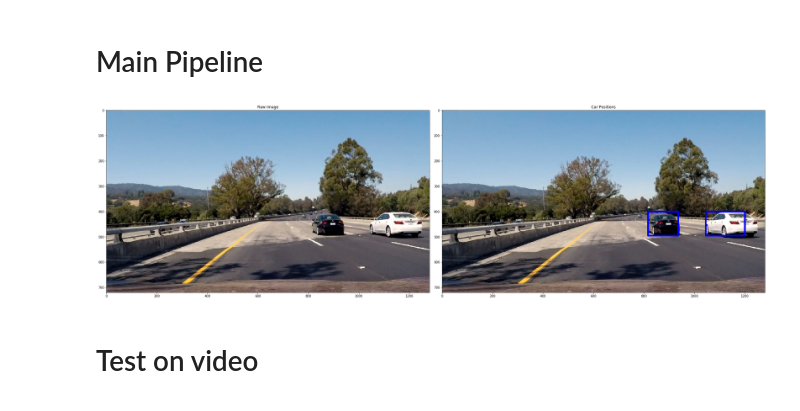
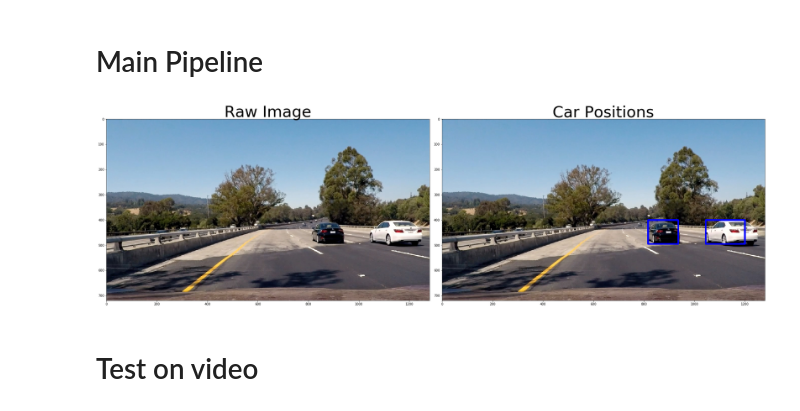
Before and after one commit to yantiz/Vehicle-Detection, a Jupyter notebook: Vehicle_Detection.ipynb, the cells around one changed output. Drawn from its saved outputs; the diff is of its cells as text; code cells hidden in the pictures.

```diff
--- a/Vehicle_Detection.ipynb
+++ b/Vehicle_Detection.ipynb
@@ -137,34 +137,34 @@ plt.imshow(out_img)
 # %%
 def main_pipeline(img):
     out_img, box_list = find_cars(img, svc, X_scaler, Config.y_start_stops, Config.scales, Config.window,
                               Config.color_space, Config.spatial_size,
                               Config.hist_bins, Config.orient,
                               Config.pix_per_cell, Config.cell_per_block,
                               Config.hog_channel, Config.spatial_feat,
                               Config.hist_feat, Config.hog_feat)
 
     heatmap = np.zeros_like(img[:,:,0]).astype(np.float)
     heatmap = add_heat(heatmap, box_list)
     heatmap = apply_threshold(heatmap, 2)
 
     # Find final boxes from heatmap using label function
     labels = label(heatmap, return_num=True)
     draw_img = draw_labeled_bboxes(img, labels)
     return draw_img
 
 image = np.asarray(Image.open('./dataset/test_images/test4.jpg'))
 draw_img = main_pipeline(img)
 
 fig = plt.figure(figsize=(30,20))
 plt.subplot(121)
 plt.imshow(image)
-plt.title('Raw Image')
+plt.title('Raw Image', {'fontsize': 50})
 plt.subplot(122)
 plt.imshow(draw_img)
-plt.title('Car Positions')
+plt.title('Car Positions', {'fontsize': 50})
 fig.tight_layout()
 # %% [output]
-[figure, old version]
+[figure, new version]
 # %% [markdown]
 # Test on video
 # %%
```
Also changed, not shown: parts of 1 cell of this notebook.
